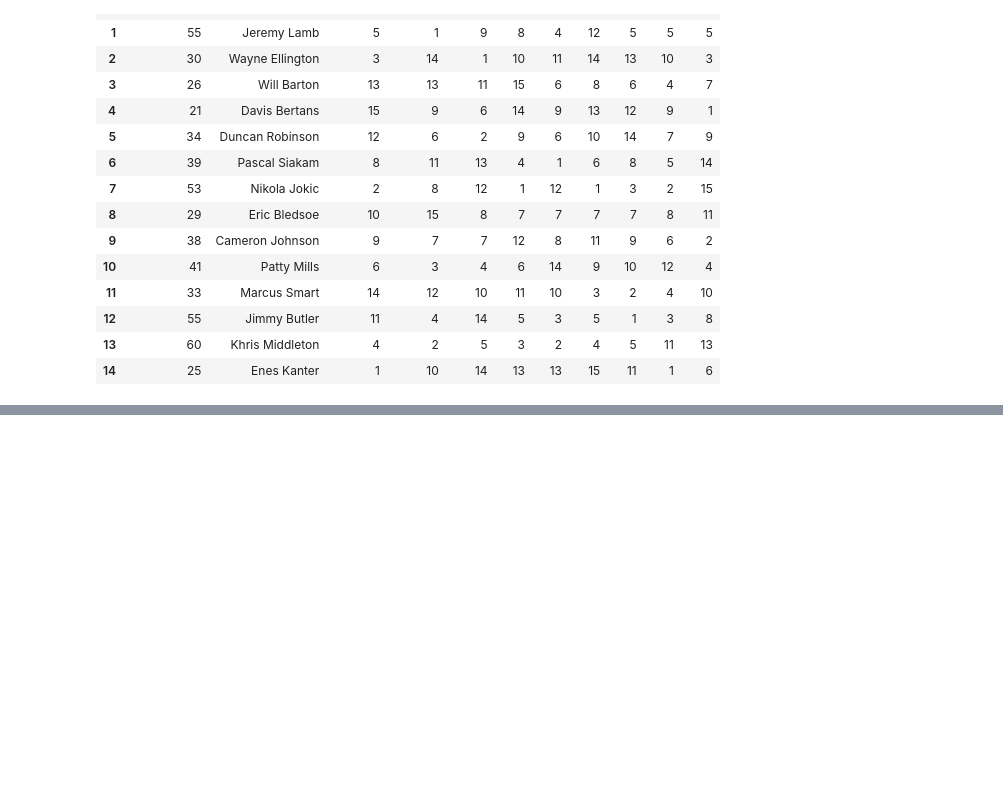
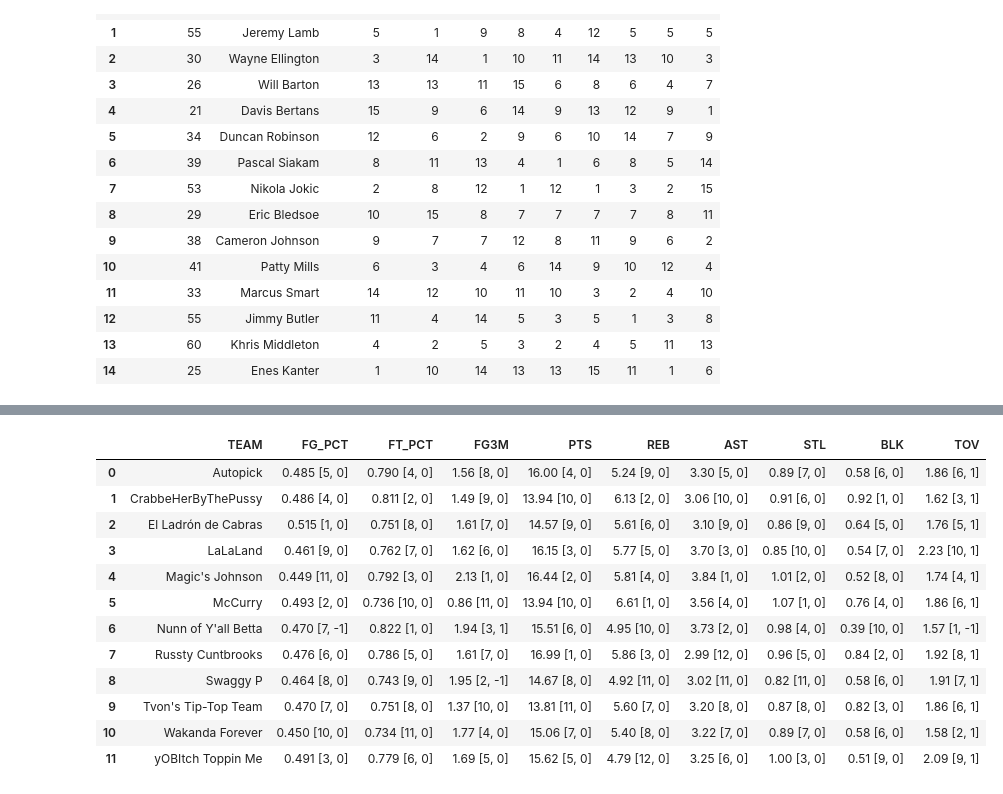
Before and after one commit to JaumeClave/waiver_wire_machine, a Jupyter notebook: notebooks/02_yahoo_fantasy_sports_api_exploration.ipynb, the cells around one changed output, grey strips where cells are left out. Drawn from its saved outputs; the diff is of its cells as text; code cells hidden in the pictures; blank space fills up the shorter version.

```diff
--- a/notebooks/02_yahoo_fantasy_sports_api_exploration.ipynb
+++ b/notebooks/02_yahoo_fantasy_sports_api_exploration.ipynb
@@ -1973,0 +2141,41 @@ def get_overall_power_rank(power_ranking_dataframe):
+# %%
+def format_overall_power_rankings(unformatted_overall_power_rankings):
+
+    formatted_overall_power_rankings = unformatted_overall_power_rankings.copy()
+    for column in formatted_overall_power_rankings.columns[1:]:
+        temporary_column_list = list()
+        if column == "FG_PCT" or column == "FT_PCT" or column == "PTS":
+            for value in formatted_overall_power_rankings[column]:
+                if value[4] == " ":
+                    value = value[:4] + "0 " + value[5:]
+                    temporary_column_list.append(value)
+                else:
+                    temporary_column_list.append(value)
+        else:
+            for value in formatted_overall_power_rankings[column]:
+                if value[3] == " ":
+                    value = value[:3] + "0 " + value[4:]
+                    temporary_column_list.append(value)
+                else:
+                    temporary_column_list.append(value)
+
+        formatted_overall_power_rankings[column] = temporary_column_list
+
+    return formatted_overall_power_rankings
+# %%
+format_overall_power_dataframe = format_overall_power_rankings(unformatted_overall_power_rankings)
+format_overall_power_dataframe
+# %% [output]
+|  | TEAM | FG_PCT | FT_PCT | FG3M | PTS | REB | AST | STL | BLK | TOV |
+| 0 | Autopick | 0.485 [5, 0] | 0.790 [4, 0] | 1.56 [8, 0] | 16.00 [4, 0] | 5.24 [9, 0] | 3.30 [5, 0] | 0.89 [7, 0] | 0.58 [6, 0] | 1.86 [6, 1] |
+| 1 | CrabbeHerByThePussy | 0.486 [4, 0] | 0.811 [2, 0] | 1.49 [9, 0] | 13.94 [10, 0] | 6.13 [2, 0] | 3.06 [10, 0] | 0.91 [6, 0] | 0.92 [1, 0] | 1.62 [3, 1] |
+| 2 | El Ladrón de Cabras | 0.515 [1, 0] | 0.751 [8, 0] | 1.61 [7, 0] | 14.57 [9, 0] | 5.61 [6, 0] | 3.10 [9, 0] | 0.86 [9, 0] | 0.64 [5, 0] | 1.76 [5, 1] |
+| 3 | LaLaLand | 0.461 [9, 0] | 0.762 [7, 0] | 1.62 [6, 0] | 16.15 [3, 0] | 5.77 [5, 0] | 3.70 [3, 0] | 0.85 [10, 0] | 0.54 [7, 0] | 2.23 [10, 1] |
+| 4 | Magic's Johnson | 0.449 [11, 0] | 0.792 [3, 0] | 2.13 [1, 0] | 16.44 [2, 0] | 5.81 [4, 0] | 3.84 [1, 0] | 1.01 [2, 0] | 0.52 [8, 0] | 1.74 [4, 1] |
+| 5 | McCurry | 0.493 [2, 0] | 0.736 [10, 0] | 0.86 [11, 0] | 13.94 [10, 0] | 6.61 [1, 0] | 3.56 [4, 0] | 1.07 [1, 0] | 0.76 [4, 0] | 1.86 [6, 1] |
+| 6 | Nunn of Y'all Betta | 0.470 [7, -1] | 0.822 [1, 0] | 1.94 [3, 1] | 15.51 [6, 0] | 4.95 [10, 0] | 3.73 [2, 0] | 0.98 [4, 0] | 0.39 [10, 0] | 1.57 [1, -1] |
+| 7 | Russty Cuntbrooks | 0.476 [6, 0] | 0.786 [5, 0] | 1.61 [7, 0] | 16.99 [1, 0] | 5.86 [3, 0] | 2.99 [12, 0] | 0.96 [5, 0] | 0.84 [2, 0] | 1.92 [8, 1] |
+| 8 | Swaggy P | 0.464 [8, 0] | 0.743 [9, 0] | 1.95 [2, -1] | 14.67 [8, 0] | 4.92 [11, 0] | 3.02 [11, 0] | 0.82 [11, 0] | 0.58 [6, 0] | 1.91 [7, 1] |
+| 9 | Tvon's Tip-Top Team | 0.470 [7, 0] | 0.751 [8, 0] | 1.37 [10, 0] | 13.81 [11, 0] | 5.60 [7, 0] | 3.20 [8, 0] | 0.87 [8, 0] | 0.82 [3, 0] | 1.86 [6, 1] |
+| 10 | Wakanda Forever | 0.450 [10, 0] | 0.734 [11, 0] | 1.77 [4, 0] | 15.06 [7, 0] | 5.40 [8, 0] | 3.22 [7, 0] | 0.89 [7, 0] | 0.58 [6, 0] | 1.58 [2, 1] |
+| 11 | yOBItch Toppin Me | 0.491 [3, 0] | 0.779 [6, 0] | 1.69 [5, 0] | 15.62 [5, 0] | 4.79 [12, 0] | 3.25 [6, 0] | 1.00 [3, 0] | 0.51 [9, 0] | 2.09 [9, 1] |
```
Also changed, not shown: parts of 23 cells of this notebook, 1 other file.
